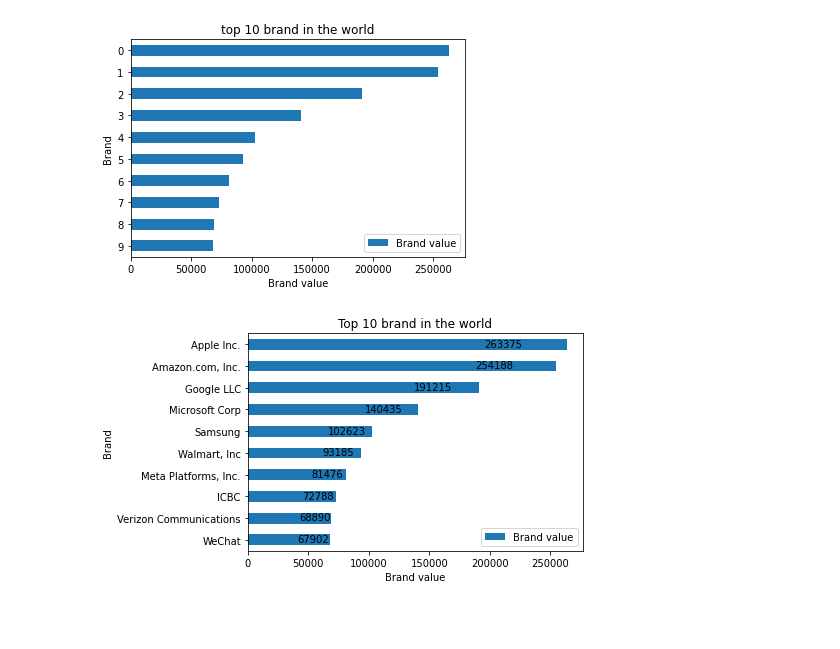
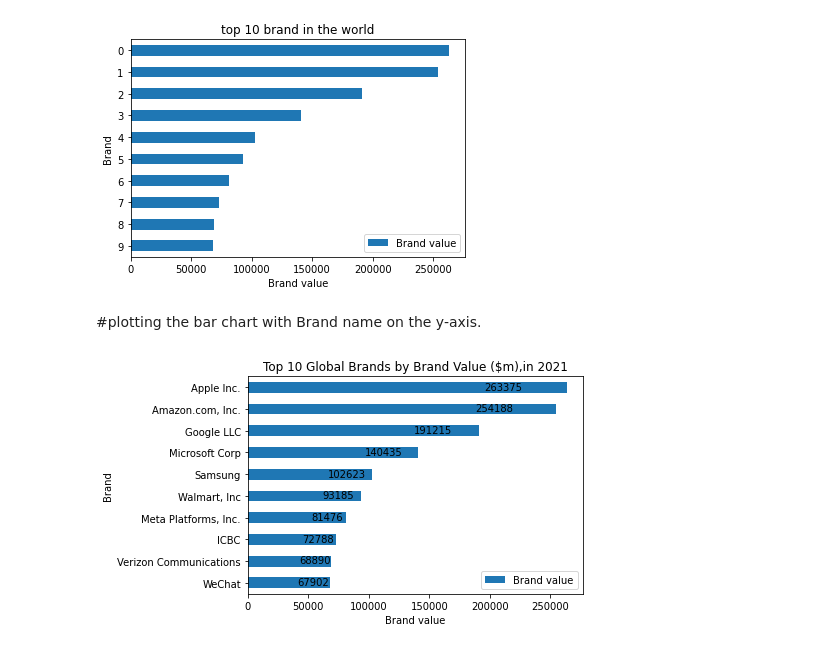
Before and after one commit to Saujanyapokhrel/Data-Processing-Visualization, a Jupyter notebook: Recreating masters final.ipynb, the cells around one changed output. Drawn from its saved outputs; the diff is of its cells as text; code cells hidden in the pictures; blank space fills up the shorter version.

```diff
--- a/Recreating masters final.ipynb
+++ b/Recreating masters final.ipynb
@@ -59,18 +70,20 @@ plt.xlabel('Brand value')
 plt.show()
 # %% [output]
 [figure]
+# %% [markdown]
+#plotting the bar chart with Brand name on the y-axis.
 # %%
 ax=brand[["Brand","Brand value"]].sort_values(by="Brand value").plot(kind="barh")
 #plt.barh(brand.Brand,brand["Brand value"])
-plt.title('Top 10 brand in the world')
+plt.title('Top 10 Global Brands by Brand Value ($m),in 2021')
 plt.ylabel('Brand')
 plt.xlabel('Brand value')
 plt.yticks(range(len(brand)),brand.sort_values(by="Brand value")["Brand"].unique())
 for p in ax.patches:
     width = p.get_width()
     plt.text(0.8*p.get_width(), p.get_y()+0.55*p.get_height(),
              '{:.0f}'.format(width),
              ha='center', va='center')
 plt.show()
 # %% [output]
-[figure, old version]
+[figure, new version]
```
Also changed, not shown: parts of 10 cells of this notebook.
